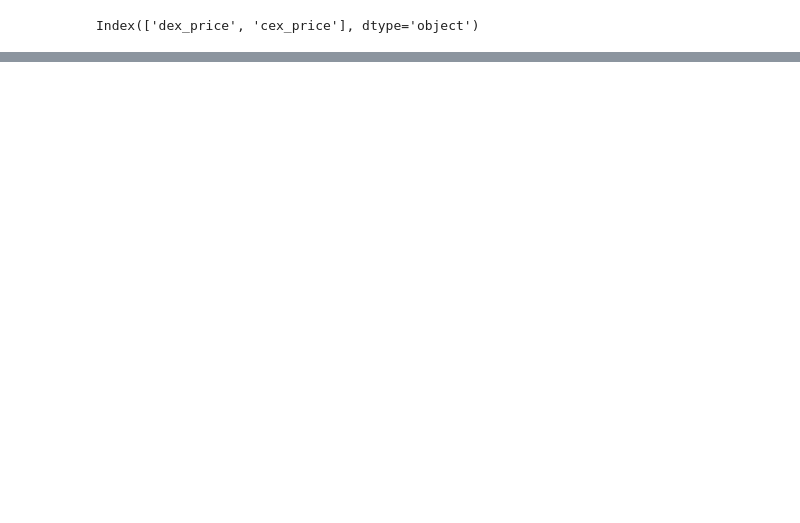
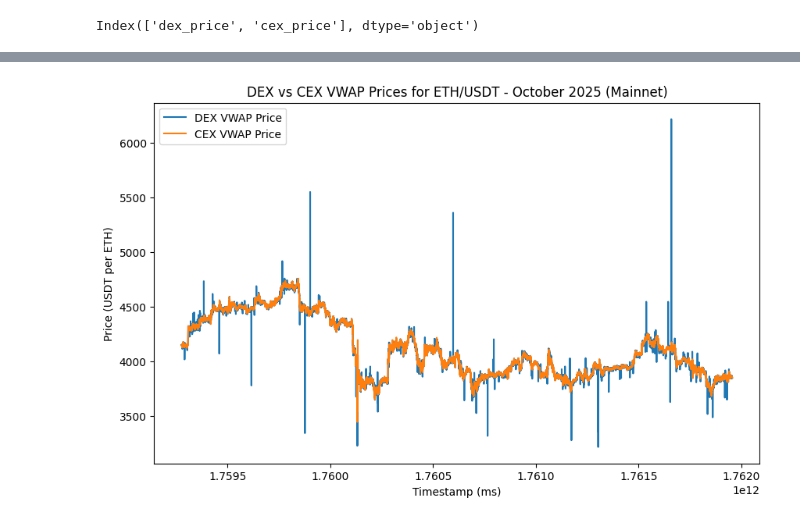
Before and after one commit to 50und/blockchain_final_project_2025, a Jupyter notebook: final_project.ipynb, the cells around one changed output, grey strips where cells are left out. Saved outputs shown, nothing was run; the diff lists cells and outputs as text; code cells hidden in the pictures; blank space fills up the shorter version.

Commit message:
updated code to pull from mainnet and basic cointegration testing

```diff
--- a/final_project.ipynb
+++ b/final_project.ipynb
@@ -3594,0 +2457,7 @@ No ETH/USDT pools found.
+# %%
+merged = pd.read_parquet('merged_eth_usdt_vwap_oct2025_mainnet.parquet', engine = 'fastparquet')
+merged.dropna(inplace = True)
+merged
+score, pval, _ = coint(merged['dex_price'], merged['cex_price'])
+print('Cointegration test score', score)
+print('Cointegration test p-value', pval)
@@ -3594,0 +2488,11 @@ No ETH/USDT pools found.
+# %%
+plt.figure(figsize = (10, 6))
+plt.plot(merged.index, merged['dex_price'], label = 'DEX VWAP Price')
+plt.plot(merged.index, merged['cex_price'], label = 'CEX VWAP Price')
+plt.xlabel('Timestamp (ms)')
+plt.ylabel('Price (USDT per ETH)')
+plt.title('DEX vs CEX VWAP Prices for ETH/USDT - October 2025 (Mainnet)')
+plt.legend()
+plt.show()
+# %% [output]
+[figure, added]
```
Also changed, not shown: parts of 62 cells of this notebook, 1 other file.
